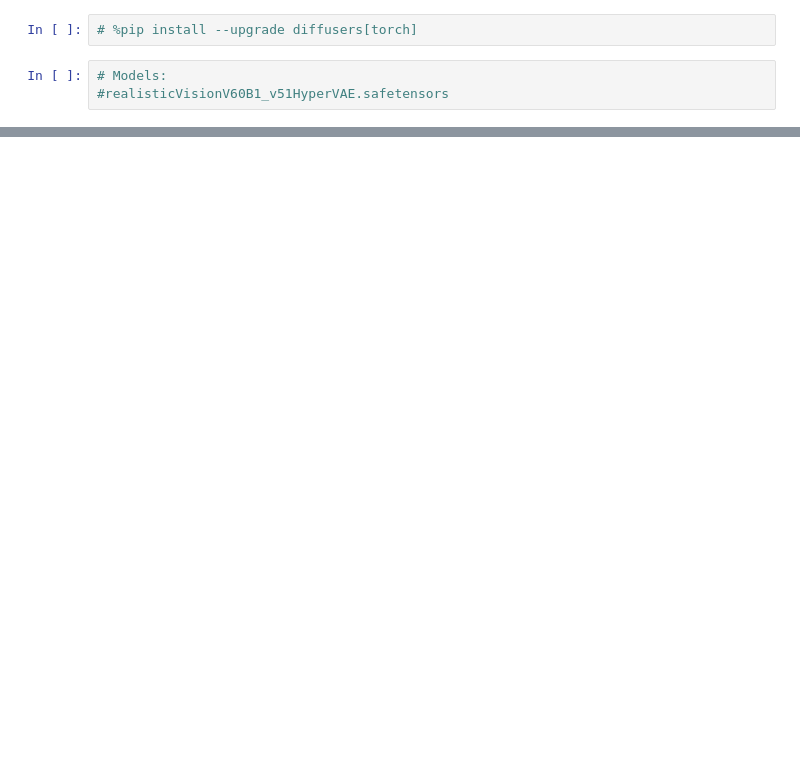
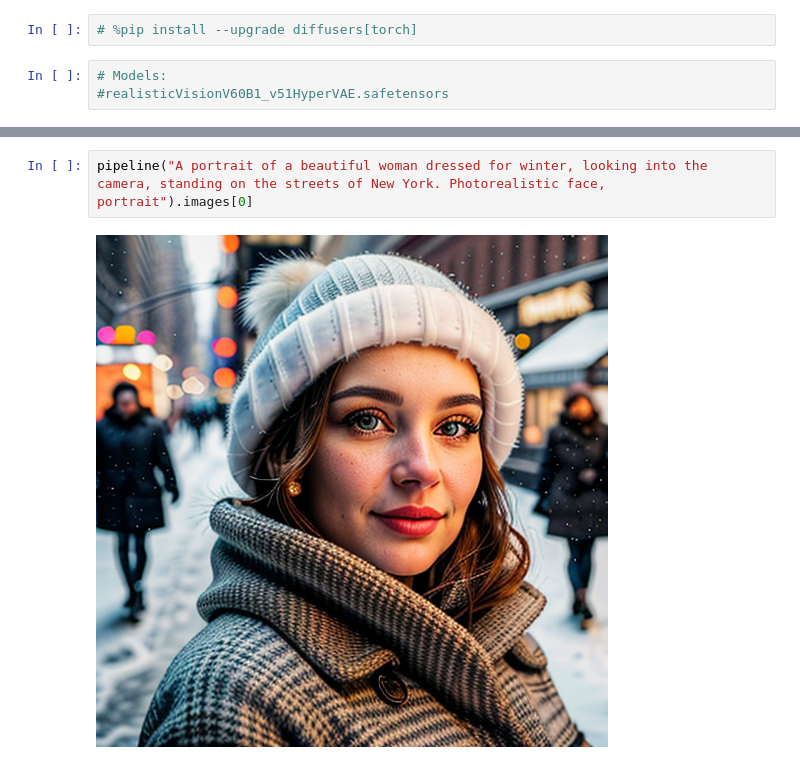
Before and after one commit to cerionXLII/Diffusions, a Jupyter notebook: src/diffusions.ipynb, the cells around one changed output, grey strips where cells are left out. Drawn from its saved outputs; the diff is of its cells as text; blank space fills up the shorter version.

```diff
--- a/src/diffusions.ipynb
+++ b/src/diffusions.ipynb
@@ -16,0 +19,4 @@ pipeline("An image of a squirrel in Picasso style").images[0]
+# %%
+pipeline("A portrait of a beautiful woman dressed for winter, looking into the camera, standing on the streets of New York. Photorealistic face, portrait").images[0]
+# %% [output]
+[figure, added]
```
Also changed, not shown: parts of 2 cells of this notebook.
